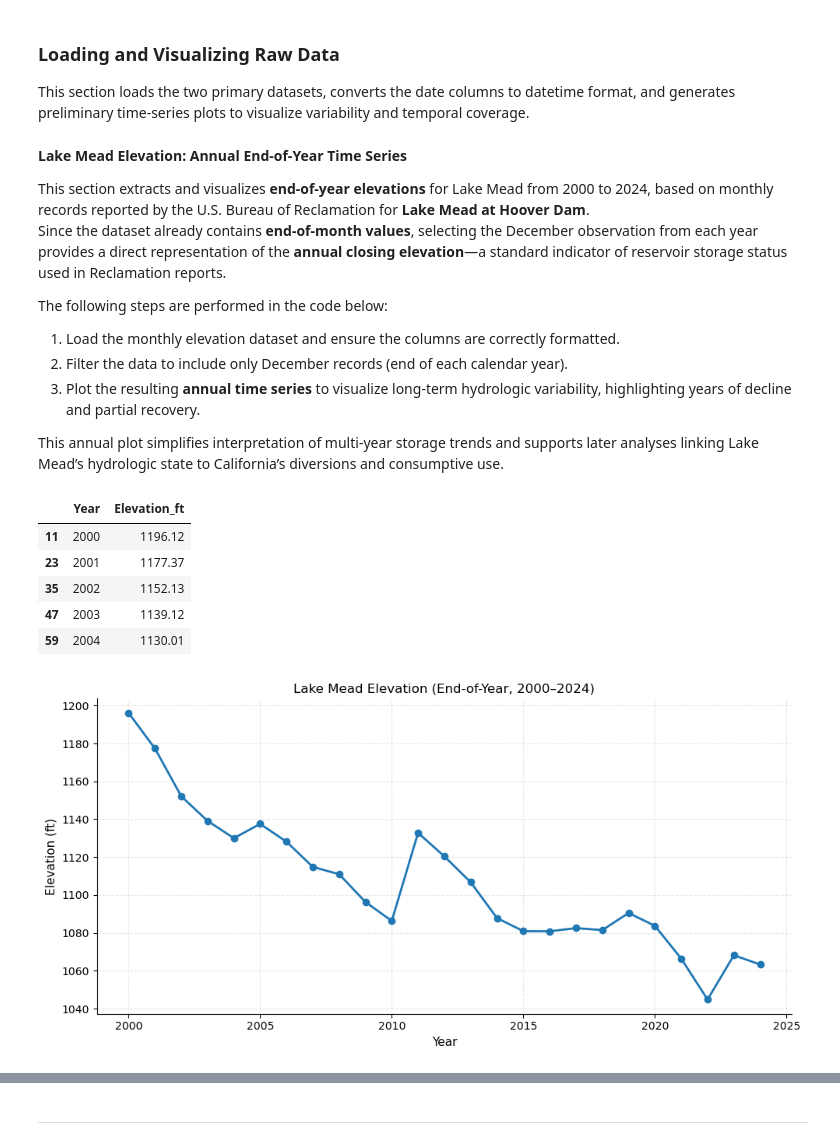
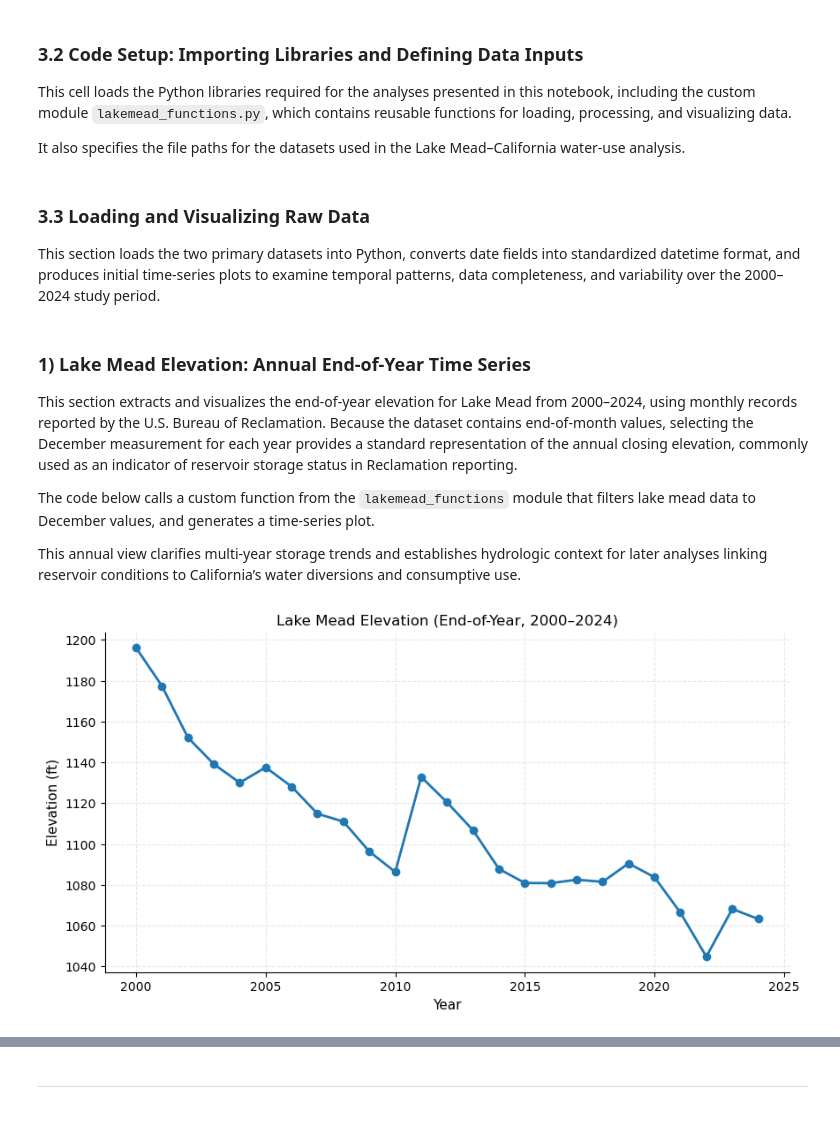
Before and after one commit to amnaomer1/LakeMead_ImperialDam_Omer, a Jupyter notebook: LakeMead_ImperialDam_Analysis.ipynb, the cells around one changed output, grey strips where cells are left out. Cells and saved outputs as stored; diff of their text form; code cells hidden in the pictures.

Commit message:
Updated analysis and project files

```diff
--- a/LakeMead_ImperialDam_Analysis.ipynb
+++ b/LakeMead_ImperialDam_Analysis.ipynb
@@ -91,3 +105,9 @@ Basic quality-control checks—including completeness, date alignment, and missi
 |--------------------|---------|------------------|------------------|------------|--------|----------------------|----------|
 | **Lake Mead Elevation** | U.S. Bureau of Reclamation (Lower Colorado Region Hydromet) | Hoover Dam (Lake Mead, AZ–NV border) | 1935 – Present (subset 2000–2024 used) |  End of Month Elevation | feet (ft) | [USBR Hydromet Database](https://www.usbr.gov/lc/region/g4000/hourly/mead-elv.html) | Represents upstream hydrologic condition controlling shortage-tier status |
 | **California Diversion, Measured Returns, Unmeasured Returns, and Consumptive Use** | U.S. Bureau of Reclamation (Lower Colorado Basin Region) | Aggregated records for California’s Lower Basin apportionment of the Colorado River | 1964 – Present (subset 2000–2024 used) | Monthly | acre-feet (ac-ft) | [USBR Colorado River Accounting and Water Use Reports](https://www.usbr.gov/lc/region/g4000/wtracct.html) | Quantifies California’s downstream deliveries, return flows, and total consumptive use |
+# %% [markdown]
+### **3.2 Code Setup: Importing Libraries and Defining Data Inputs**
+
+This cell loads the Python libraries required for the analyses presented in this notebook, including the custom module `lakemead_functions.py`, which contains reusable functions for loading, processing, and visualizing data.
+
+It also specifies the file paths for the datasets used in the Lake Mead–California water-use analysis.
@@ -94,55 +145,20 @@ Basic quality-control checks—including completeness, date alignment, and missi
 # %% [markdown]
-### Loading and Visualizing Raw Data
+### **3.3 Loading and Visualizing Raw Data**
 
-This section loads the two primary datasets, converts the date columns to datetime format, and generates preliminary time-series plots to visualize variability and temporal coverage.
+This section loads the two primary datasets into Python, converts date fields into standardized datetime format, and produces initial time-series plots to examine temporal patterns, data completeness, and variability over the 2000–2024 study period.
 # %% [markdown]
-**Lake Mead Elevation: Annual End-of-Year Time Series**
+### 1) Lake Mead Elevation: Annual End-of-Year Time Series
 
-This section extracts and visualizes **end-of-year elevations** for Lake Mead from 2000 to 2024, based on monthly records reported by the U.S. Bureau of Reclamation for **Lake Mead at Hoover Dam**.
-Since the dataset already contains **end-of-month values**, selecting the December observation from each year provides a direct representation of the **annual closing elevation**—a standard indicator of reservoir storage status used in Reclamation reports.
+This section extracts and visualizes the end-of-year elevation for Lake Mead from 2000–2024, using monthly records reported by the U.S. Bureau of Reclamation. Because the dataset contains end-of-month values, selecting the December measurement for each year provides a standard representation of the annual closing elevation, commonly used as an indicator of reservoir storage status in Reclamation reporting.
 
-The following steps are performed in the code below:
-1. Load the monthly elevation dataset and ensure the columns are correctly formatted.
-2. Filter the data to include only December records (end of each calendar year).
-3. Plot the resulting **annual time series** to visualize long-term hydrologic variability, highlighting years of decline and partial recovery.
+The code below calls a custom function from the `lakemead_functions` module that filters lake mead data to December values, and generates a time-series plot.
 
-This annual plot simplifies interpretation of multi-year storage trends and supports later analyses linking Lake Mead’s hydrologic state to California’s diversions and consumptive use.
+This annual view clarifies multi-year storage trends and establishes hydrologic context for later analyses linking reservoir conditions to California’s water diversions and consumptive use.
 # %%
-# --- Lake Mead Elevation (End-of-Year Plot) ---
-
-import pandas as pd
-import matplotlib.pyplot as plt
-
-# File path
-mead_path = "data/LakeMead_Elevation_Monthly_2000_2024.csv"
-
-# Load and prepare data
-mead = pd.read_csv(mead_path, parse_dates=["Date"])
-mead = mead.sort_values("Date").reset_index(drop=True)
-
-# Extract December (end-of-year) values
-mead["Month"] = mead["Date"].dt.month
-annual_end = mead[mead["Month"] == 12].copy()
-annual_end["Year"] = annual_end["Date"].dt.year
-
-# Quick check
-display(annual_end[["Year", "Elevation_ft"]].head())
-
-# Plot: end-of-year elevation
-plt.figure(figsize=(10,5))
-plt.plot(annual_end["Year"], annual_end["Elevation_ft"], lw=2, marker="o")
-plt.title("Lake Mead Elevation (End-of-Year, 2000–2024)")
-plt.xlabel("Year")
-plt.ylabel("Elevation (ft)")
-plt.grid(True, alpha=0.3)
-plt.tight_layout()
+# ---  Lake Mead Elevation  ---
+annual_end = lm.compute_mead_end_of_year_elevation(mead)
+lm.plot_mead_end_of_year_elevation(annual_end)
 plt.show()
 # %% [output]
-|  | Year | Elevation_ft |
-| 11 | 2000 | 1196.12 |
-| 23 | 2001 | 1177.37 |
-| 35 | 2002 | 1152.13 |
-| 47 | 2003 | 1139.12 |
-| 59 | 2004 | 1130.01 |
-[figure, old version]
+[figure, new version]
 # %% [markdown]
```
Also changed, not shown: parts of 29 cells of this notebook, 3 other files.
